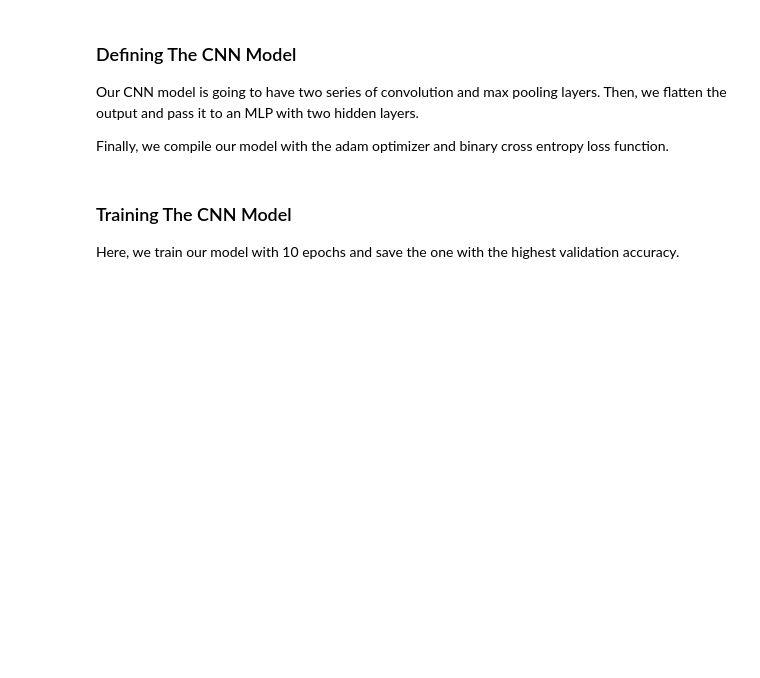
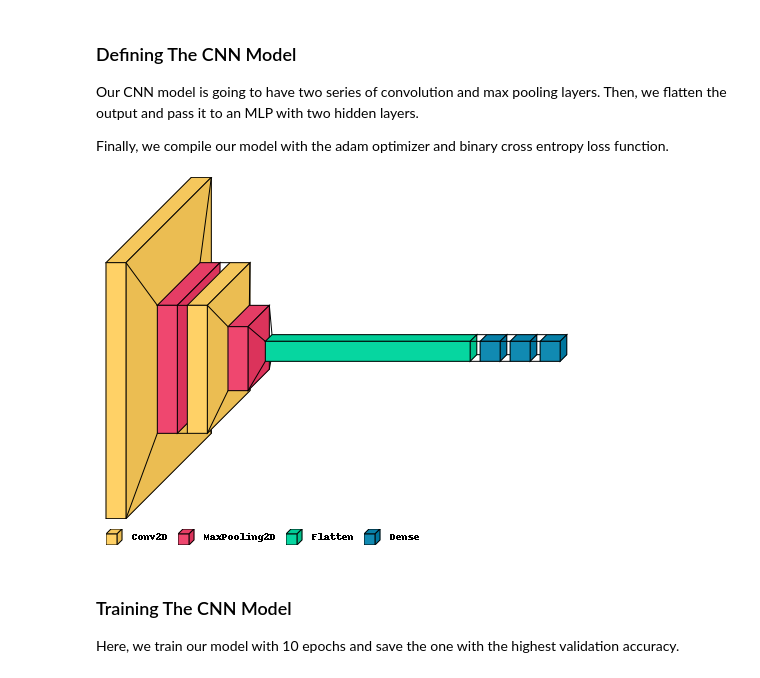
Before and after one commit to Hawmex/aut_ai_project, a Jupyter notebook: quality_control.ipynb, the cells around one changed output. Saved outputs shown, nothing was run; the diff lists cells and outputs as text; code cells hidden in the pictures; blank space fills up the shorter version.

```diff
--- a/quality_control.ipynb
+++ b/quality_control.ipynb
@@ -133,33 +135,37 @@ model.add(
         padding = 'same',
         input_shape = (64, 64, 1),
     )
 )
 
 model.add(tf.keras.layers.MaxPooling2D(pool_size = 2))
 
 model.add(
     tf.keras.layers.Conv2D(
         filters = 8,
         kernel_size = 3,
         activation = 'relu',
         padding = 'same',
     )
 )
 
 model.add(tf.keras.layers.MaxPooling2D(pool_size = 2))
 
 model.add(tf.keras.layers.Flatten())
 
 model.add(tf.keras.layers.Dense(units = 16, activation = 'tanh'))
 model.add(tf.keras.layers.Dense(units = 16, activation = 'relu'))
 
 model.add(tf.keras.layers.Dense(units = 1, activation = 'sigmoid'))
 
 model.compile(
     optimizer = 'adam',
     loss = 'binary_crossentropy',
     metrics = ['binary_accuracy'],
 )
+
+vk.layered_view(model, legend = True)
+# %% [output]
+[figure, added]
 # %% [markdown]
 ### Training The CNN Model
 
```
Also changed, not shown: parts of 8 cells of this notebook, 1 other file.
